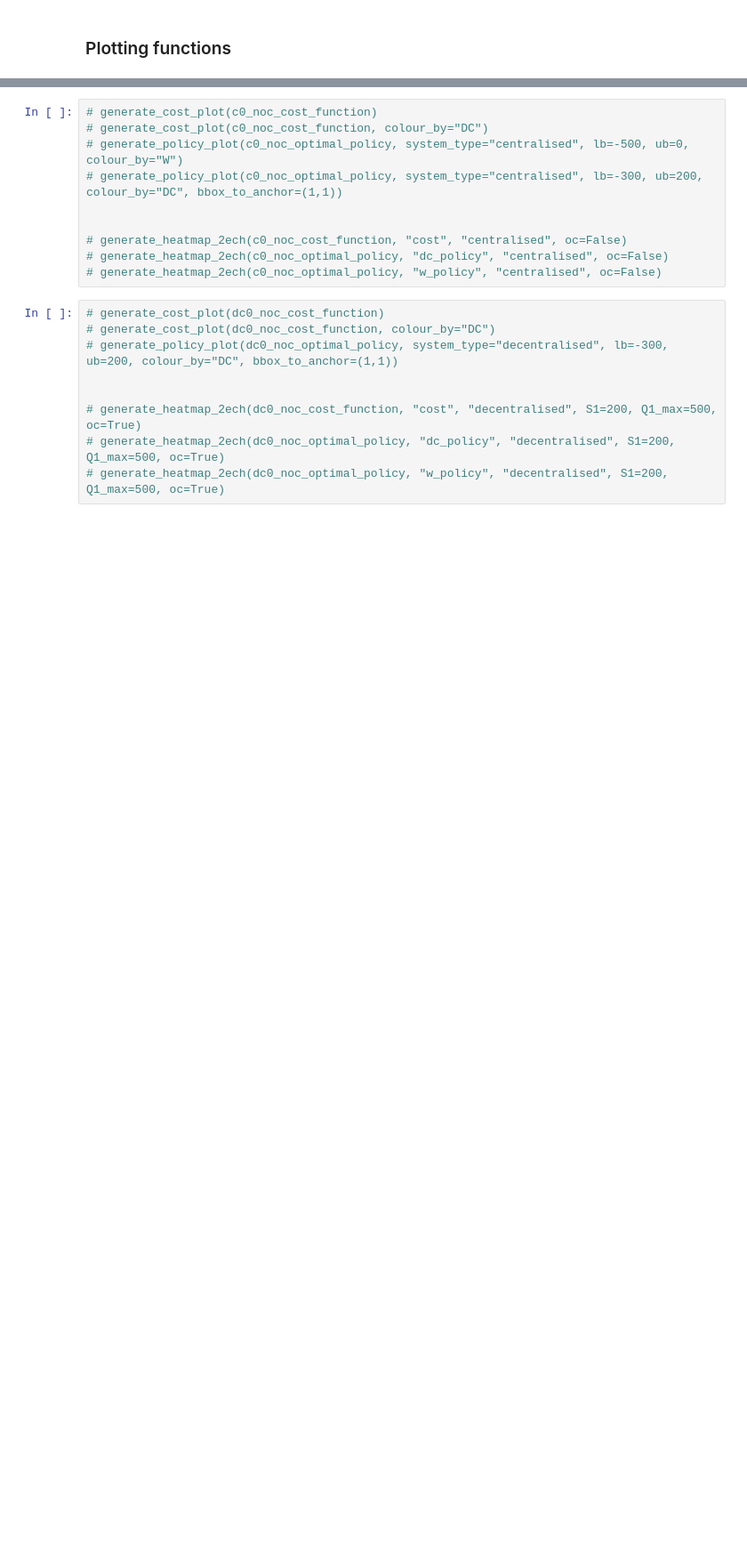
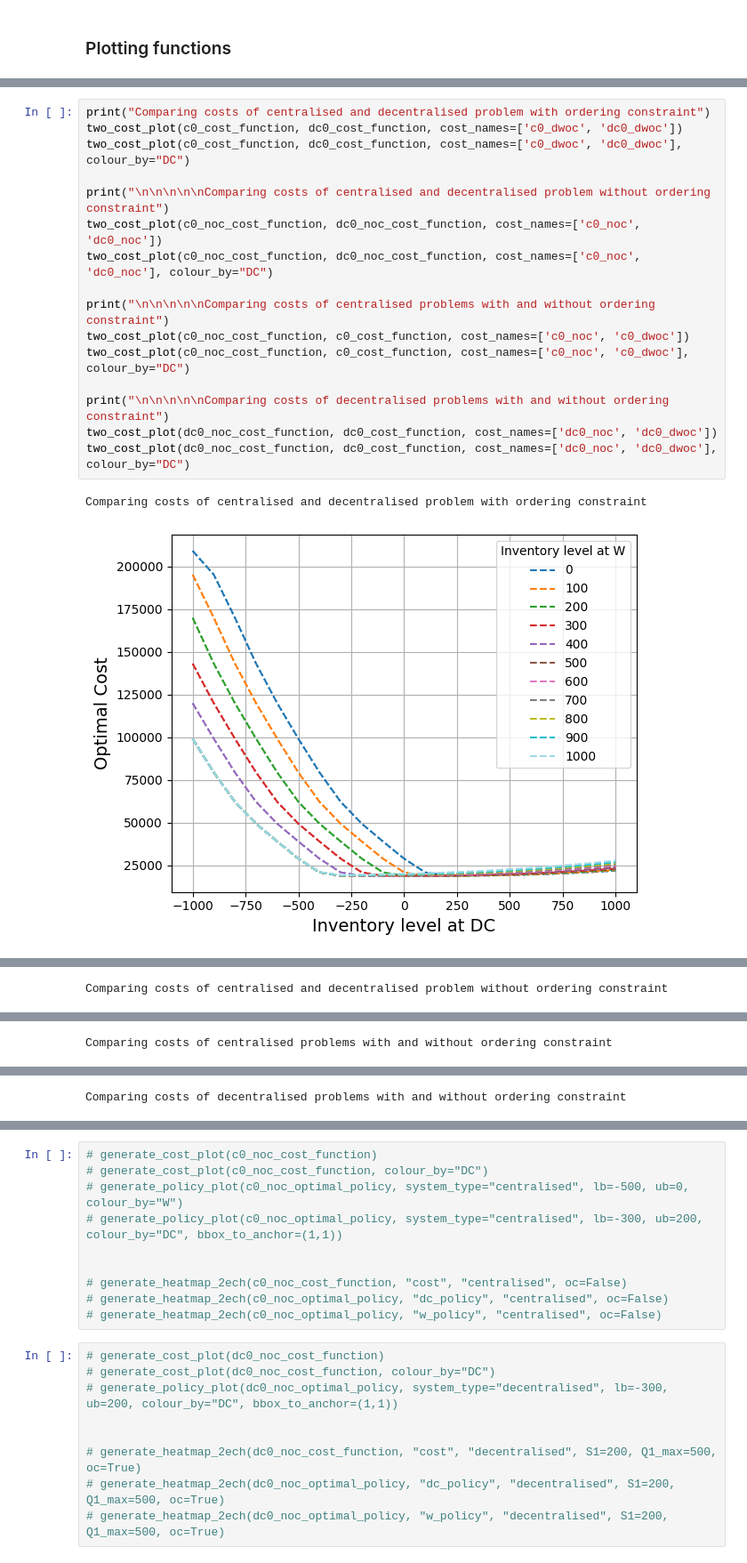
Before and after one commit to turtlesoul25/STOR-i_IM_PhDResearchProposal, a Jupyter notebook: Solve2echMDP.ipynb, the cells around one changed output, grey strips where cells are left out. Shown at 89% size. Drawn from its saved outputs; the diff is of its cells as text; blank space fills up the shorter version.

```diff
--- a/Solve2echMDP.ipynb
+++ b/Solve2echMDP.ipynb
@@ -874,0 +882,19 @@ def generate_heatmap_2ech(optimal_dict, heatmap_type="cost", system_type="centra
+# %%
+print("Comparing costs of centralised and decentralised problem with ordering constraint")
+two_cost_plot(c0_cost_function, dc0_cost_function, cost_names=['c0_dwoc', 'dc0_dwoc'])
+two_cost_plot(c0_cost_function, dc0_cost_function, cost_names=['c0_dwoc', 'dc0_dwoc'], colour_by="DC")
+
+print("\n\n\n\n\nComparing costs of centralised and decentralised problem without ordering constraint")
+two_cost_plot(c0_noc_cost_function, dc0_noc_cost_function, cost_names=['c0_noc', 'dc0_noc'])
+two_cost_plot(c0_noc_cost_function, dc0_noc_cost_function, cost_names=['c0_noc', 'dc0_noc'], colour_by="DC")
+
+print("\n\n\n\n\nComparing costs of centralised problems with and without ordering constraint")
+two_cost_plot(c0_noc_cost_function, c0_cost_function, cost_names=['c0_noc', 'c0_dwoc'])
+two_cost_plot(c0_noc_cost_function, c0_cost_function, cost_names=['c0_noc', 'c0_dwoc'], colour_by="DC")
+
+print("\n\n\n\n\nComparing costs of decentralised problems with and without ordering constraint")
+two_cost_plot(dc0_noc_cost_function, dc0_cost_function, cost_names=['dc0_noc', 'dc0_dwoc'])
+two_cost_plot(dc0_noc_cost_function, dc0_cost_function, cost_names=['dc0_noc', 'dc0_dwoc'], colour_by="DC")
+# %% [output]
+Comparing costs of centralised and decentralised problem with ordering constraint
+[figure, new version]
@@ -874,0 +902 @@ def generate_heatmap_2ech(optimal_dict, heatmap_type="cost", system_type="centra
+Comparing costs of centralised and decentralised problem without ordering constraint
@@ -874,0 +905 @@ def generate_heatmap_2ech(optimal_dict, heatmap_type="cost", system_type="centra
+Comparing costs of centralised problems with and without ordering constraint
@@ -874,0 +908 @@ def generate_heatmap_2ech(optimal_dict, heatmap_type="cost", system_type="centra
+Comparing costs of decentralised problems with and without ordering constraint
```
Also changed, not shown: parts of 10 cells of this notebook, 42 other files.
